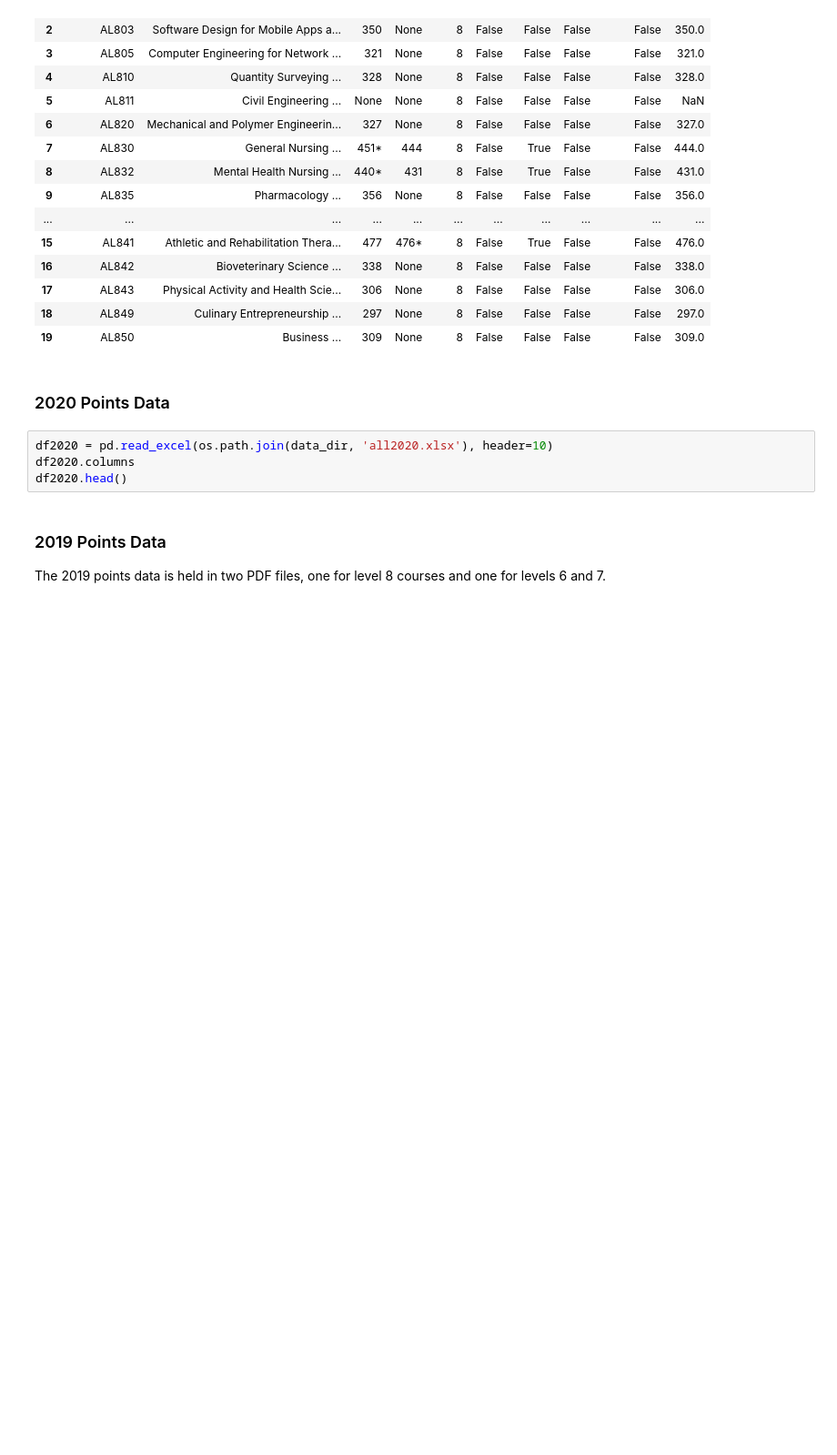
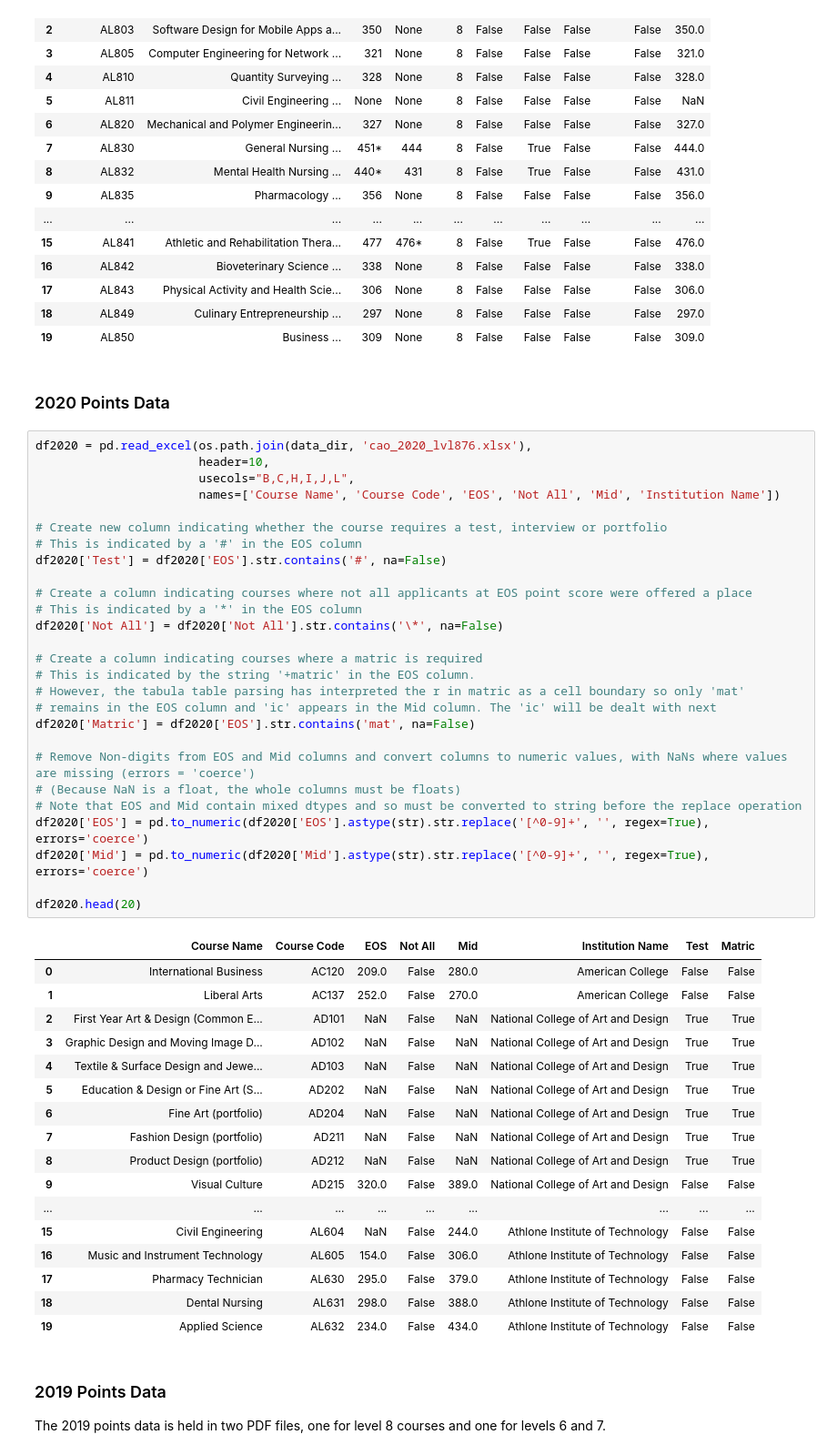
Before and after one commit to fod/fundamentals-data-analysis, a Jupyter notebook: cao.ipynb, the cells around one changed output. Shown at 91% size. Drawn from its saved outputs; the diff is of its cells as text; blank space fills up the shorter version.

Commit message:
2020 CAO data parsed into dataframe

```diff
--- a/cao.ipynb
+++ b/cao.ipynb
@@ -203,10 +203,51 @@ df.head(20)
 | 19 | AL850 | Business ... | 309 | None | 8 | False | False | False | False | 309.0 |
 # %% [markdown]
 ### 2020 Points Data
-# %%
-df2020 = pd.read_excel(os.path.join(data_dir, 'all2020.xlsx'), header=10)
-df2020.columns
-df2020.head()
+# %%
+df2020 = pd.read_excel(os.path.join(data_dir, 'cao_2020_lvl876.xlsx'),
+                       header=10,
+                       usecols="B,C,H,I,J,L",
+                       names=['Course Name', 'Course Code', 'EOS', 'Not All', 'Mid', 'Institution Name'])
+
+# Create new column indicating whether the course requires a test, interview or portfolio
+# This is indicated by a '#' in the EOS column
+df2020['Test'] = df2020['EOS'].str.contains('#', na=False)
+
+# Create a column indicating courses where not all applicants at EOS point score were offered a place
+# This is indicated by a '*' in the EOS column
+df2020['Not All'] = df2020['Not All'].str.contains('\*', na=False)
+
+# Create a column indicating courses where a matric is required
+# This is indicated by the string '+matric' in the EOS column.
+# However, the tabula table parsing has interpreted the r in matric as a cell boundary so only 'mat'
+# remains in the EOS column and 'ic' appears in the Mid column. The 'ic' will be dealt with next
+df2020['Matric'] = df2020['EOS'].str.contains('mat', na=False)
+
+# Remove Non-digits from EOS and Mid columns and convert columns to numeric values, with NaNs where values are missing (errors = 'coerce')
+# (Because NaN is a float, the whole columns must be floats)
+# Note that EOS and Mid contain mixed dtypes and so must be converted to string before the replace operation
+df2020['EOS'] = pd.to_numeric(df2020['EOS'].astype(str).str.replace('[^0-9]+', '', regex=True), errors='coerce')
+df2020['Mid'] = pd.to_numeric(df2020['Mid'].astype(str).str.replace('[^0-9]+', '', regex=True), errors='coerce')
+
+df2020.head(20)
+# %% [output]
+|  | Course Name | Course Code | EOS | Not All | Mid | Institution Name | Test | Matric |
+| 0 | International Business | AC120 | 209.0 | False | 280.0 | American College | False | False |
+| 1 | Liberal Arts | AC137 | 252.0 | False | 270.0 | American College | False | False |
+| 2 | First Year Art & Design (Common E... | AD101 | NaN | False | NaN | National College of Art and Design | True | True |
+| 3 | Graphic Design and Moving Image D... | AD102 | NaN | False | NaN | National College of Art and Design | True | True |
+| 4 | Textile & Surface Design and Jewe... | AD103 | NaN | False | NaN | National College of Art and Design | True | True |
+| 5 | Education & Design or Fine Art (S... | AD202 | NaN | False | NaN | National College of Art and Design | True | True |
+| 6 | Fine Art (portfolio) | AD204 | NaN | False | NaN | National College of Art and Design | True | True |
+| 7 | Fashion Design (portfolio) | AD211 | NaN | False | NaN | National College of Art and Design | True | True |
+| 8 | Product Design (portfolio) | AD212 | NaN | False | NaN | National College of Art and Design | True | True |
+| 9 | Visual Culture | AD215 | 320.0 | False | 389.0 | National College of Art and Design | False | False |
+| ... | ... | ... | ... | ... | ... | ... | ... | ... |
+| 15 | Civil Engineering | AL604 | NaN | False | 244.0 | Athlone Institute of Technology | False | False |
+| 16 | Music and Instrument Technology | AL605 | 154.0 | False | 306.0 | Athlone Institute of Technology | False | False |
+| 17 | Pharmacy Technician | AL630 | 295.0 | False | 379.0 | Athlone Institute of Technology | False | False |
+| 18 | Dental Nursing | AL631 | 298.0 | False | 388.0 | Athlone Institute of Technology | False | False |
+| 19 | Applied Science | AL632 | 234.0 | False | 434.0 | Athlone Institute of Technology | False | False |
 # %% [markdown]
 ### 2019 Points Data
 
```
Also changed, not shown: parts of 9 cells of this notebook.
